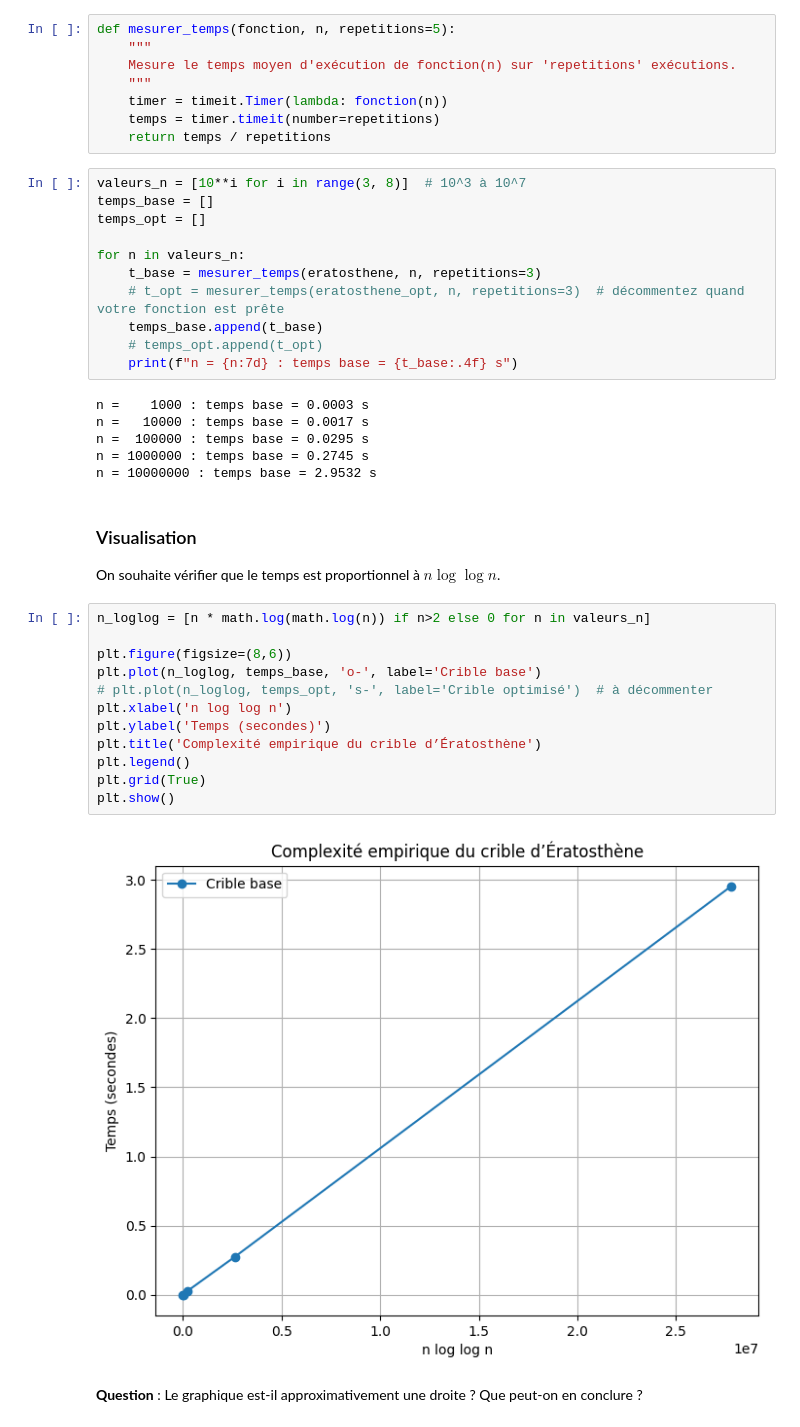
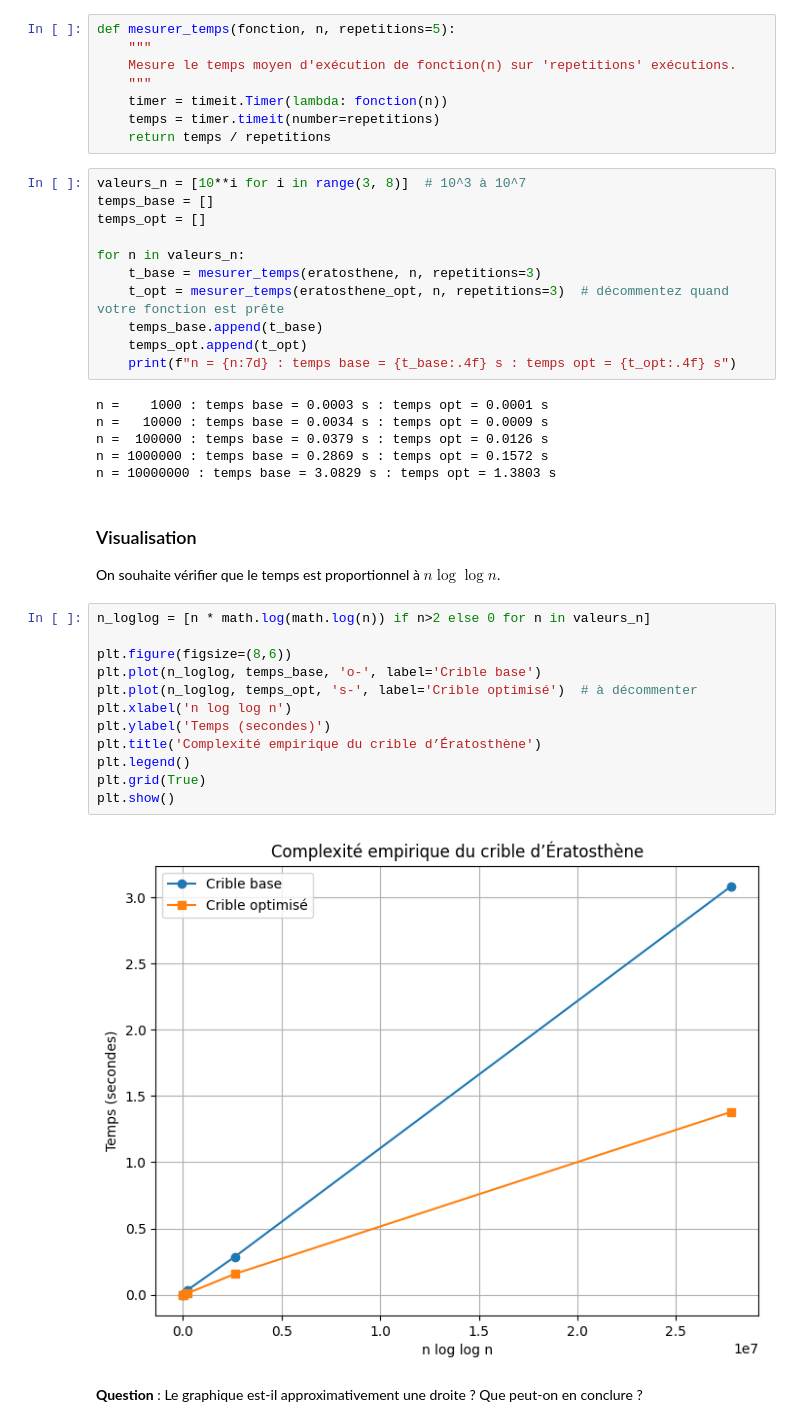
Before and after one commit to raantss18/MAFI-2026, a Jupyter notebook: TP1-introduction-a-python/RANARIJAONINA Tolojanahary/TP1-RANARIJAONINA_Tolojanahary.ipynb, the cells around one changed output. Cells and saved outputs as stored; diff of their text form.

```diff
--- a/TP1-introduction-a-python/RANARIJAONINA Tolojanahary/TP1-RANARIJAONINA_Tolojanahary.ipynb
+++ b/TP1-introduction-a-python/RANARIJAONINA Tolojanahary/TP1-RANARIJAONINA_Tolojanahary.ipynb
@@ -171,16 +171,16 @@ temps_opt = []
 
 for n in valeurs_n:
     t_base = mesurer_temps(eratosthene, n, repetitions=3)
-    # t_opt = mesurer_temps(eratosthene_opt, n, repetitions=3)  # décommentez quand votre fonction est prête
+    t_opt = mesurer_temps(eratosthene_opt, n, repetitions=3)  # décommentez quand votre fonction est prête
     temps_base.append(t_base)
-    # temps_opt.append(t_opt)
-    print(f"n = {n:7d} : temps base = {t_base:.4f} s")
+    temps_opt.append(t_opt)
+    print(f"n = {n:7d} : temps base = {t_base:.4f} s : temps opt = {t_opt:.4f} s")
 # %% [output]
-n =    1000 : temps base = 0.0003 s
-n =   10000 : temps base = 0.0017 s
-n =  100000 : temps base = 0.0295 s
-n = 1000000 : temps base = 0.2745 s
-n = 10000000 : temps base = 2.9532 s
+n =    1000 : temps base = 0.0003 s : temps opt = 0.0001 s
+n =   10000 : temps base = 0.0034 s : temps opt = 0.0009 s
+n =  100000 : temps base = 0.0379 s : temps opt = 0.0126 s
+n = 1000000 : temps base = 0.2869 s : temps opt = 0.1572 s
+n = 10000000 : temps base = 3.0829 s : temps opt = 1.3803 s
 # %% [markdown]
 ### Visualisation
 
@@ -188,17 +188,17 @@ On souhaite vérifier que le temps est proportionnel à $n \log \log n$.
 # %%
 n_loglog = [n * math.log(math.log(n)) if n>2 else 0 for n in valeurs_n]
 
 plt.figure(figsize=(8,6))
 plt.plot(n_loglog, temps_base, 'o-', label='Crible base')
-# plt.plot(n_loglog, temps_opt, 's-', label='Crible optimisé')  # à décommenter
+plt.plot(n_loglog, temps_opt, 's-', label='Crible optimisé')  # à décommenter
 plt.xlabel('n log log n')
 plt.ylabel('Temps (secondes)')
 plt.title('Complexité empirique du crible d’Ératosthène')
 plt.legend()
 plt.grid(True)
 plt.show()
 # %% [output]
-[figure, old version]
+[figure, new version]
 # %% [markdown]
 **Question** : Le graphique est-il approximativement une droite ? Que peut-on en conclure ?
 # %% [markdown]
```
